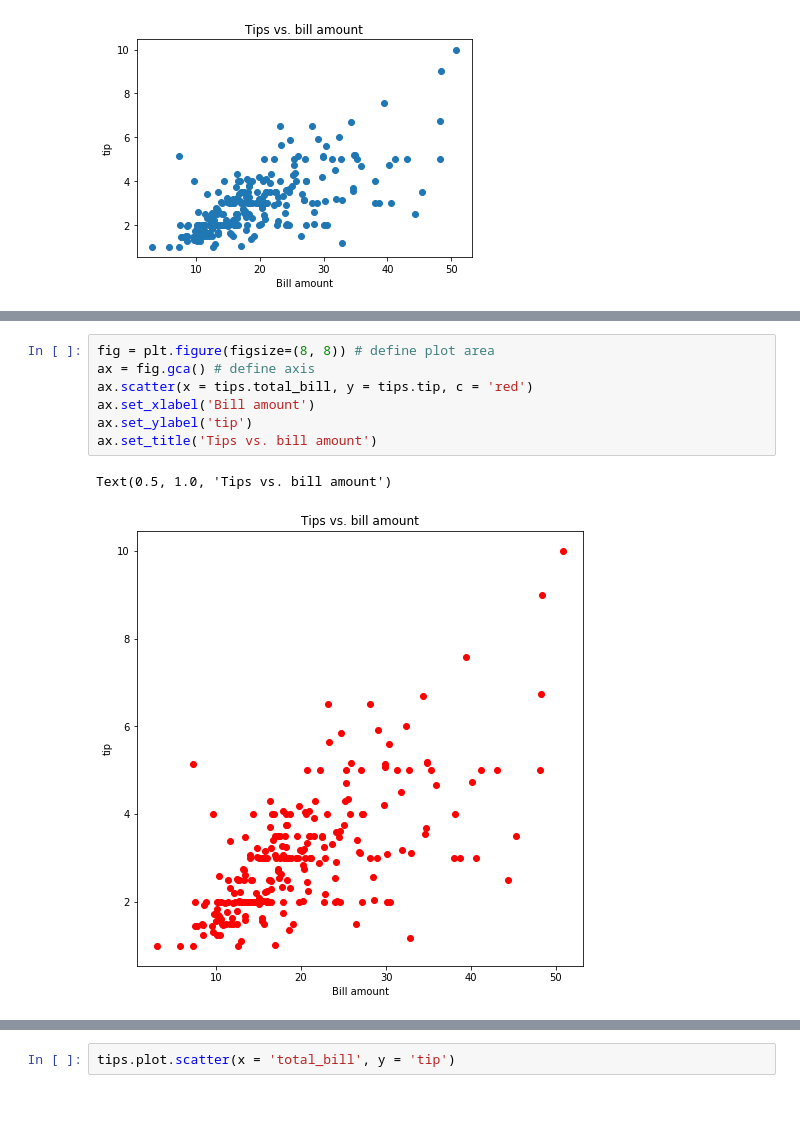
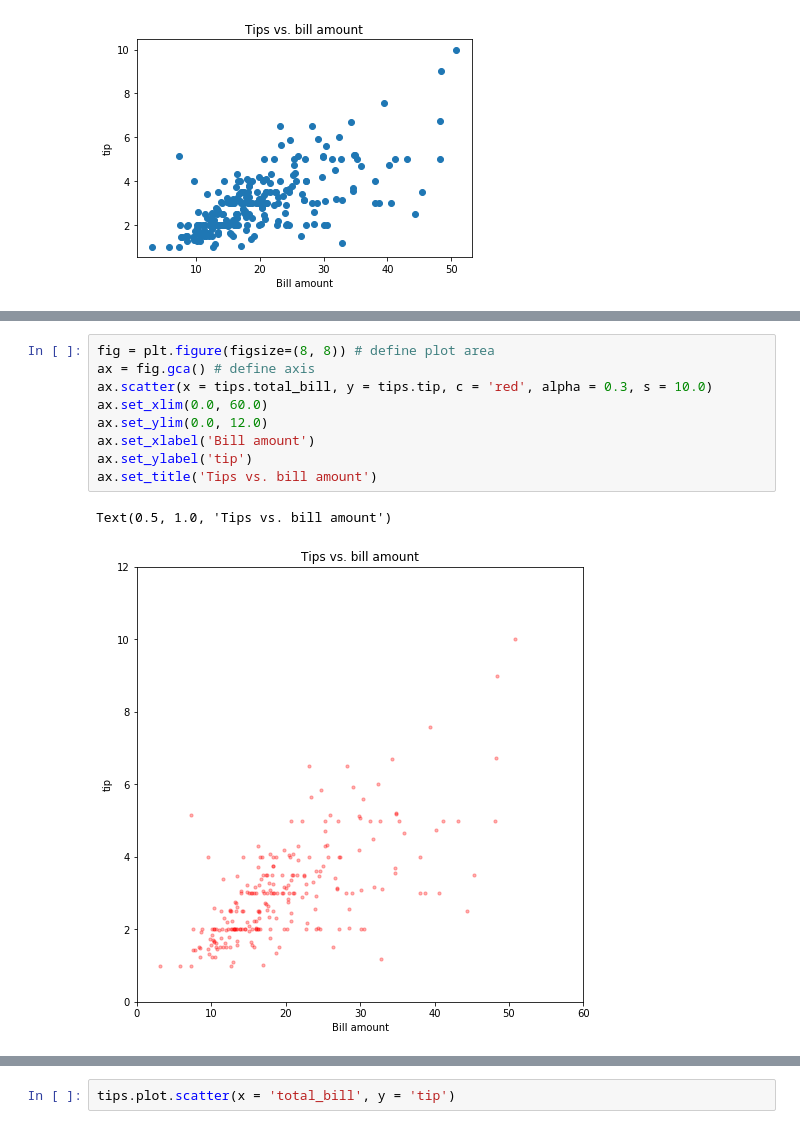
Before and after one commit to StephenElston/SDSS2019VisualizatonW_Python, a Jupyter notebook: DataVisualizationW_Python.ipynb, the cells around one changed output, grey strips where cells are left out. Cells and saved outputs as stored; diff of their text form.

```diff
--- a/DataVisualizationW_Python.ipynb
+++ b/DataVisualizationW_Python.ipynb
@@ -109,10 +147,12 @@ Text(0.5, 1.0, 'Tips vs. bill amount')
 # %%
 fig = plt.figure(figsize=(8, 8)) # define plot area
 ax = fig.gca() # define axis
-ax.scatter(x = tips.total_bill, y = tips.tip, c = 'red')
+ax.scatter(x = tips.total_bill, y = tips.tip, c = 'red', alpha = 0.3, s = 10.0)
+ax.set_xlim(0.0, 60.0)
+ax.set_ylim(0.0, 12.0)
 ax.set_xlabel('Bill amount')
 ax.set_ylabel('tip')
 ax.set_title('Tips vs. bill amount')
 # %% [output]
 Text(0.5, 1.0, 'Tips vs. bill amount')
-[figure, old version]
+[figure, new version]
```
Also changed, not shown: parts of 43 cells of this notebook.
